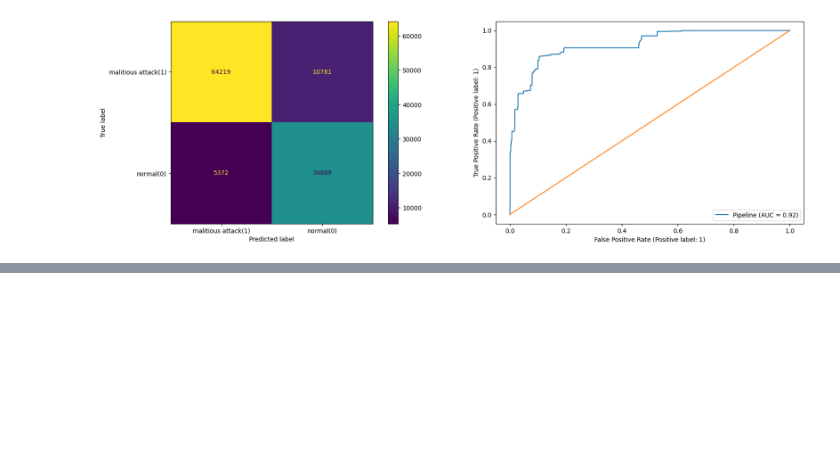
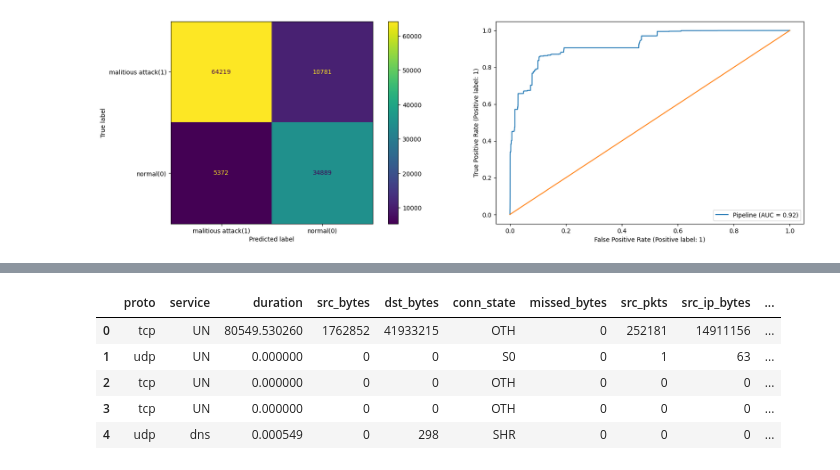
Before and after one commit to aaghouse/Cybersecurity_ML, a Jupyter notebook: cyber_ml_capstone.ipynb, the cells around one changed output, grey strips where cells are left out. Drawn from its saved outputs; the diff is of its cells as text; code cells hidden in the pictures; blank space fills up the shorter version.

```diff
--- a/cyber_ml_capstone.ipynb
+++ b/cyber_ml_capstone.ipynb
@@ -416,0 +445,18 @@ lgr L2 score: 0.8596489705971664
+# %%
+#netsc_df.info()
+netsc_df['service'] = netsc_df['service'].replace('Unknown', 'UN')
+# Clean values in the DataFrame by stripping leading and trailing whitespace
+netsc_df = netsc_df.apply(lambda x: x.str.strip() if x.dtype == "object" else x)
+columns_to_convert = ['proto', 'service', 'conn_state']
+netsc_df[columns_to_convert] = netsc_df[columns_to_convert].astype(str)
+netsc_df = netsc_df.reset_index(drop=True)
+#netsc_df.info()
+#print(netsc_df['proto'].unique(), netsc_df['service'].unique(), netsc_df['conn_state'].unique())
+netsc_df.head()
+# %% [output]
+|  | proto | service | duration | src_bytes | dst_bytes | conn_state | missed_bytes | src_pkts | src_ip_bytes | ... |
+| 0 | tcp | UN | 80549.530260 | 1762852 | 41933215 | OTH | 0 | 252181 | 14911156 | ... |
+| 1 | udp | UN | 0.000000 | 0 | 0 | S0 | 0 | 1 | 63 | ... |
+| 2 | tcp | UN | 0.000000 | 0 | 0 | OTH | 0 | 0 | 0 | ... |
+| 3 | tcp | UN | 0.000000 | 0 | 0 | OTH | 0 | 0 | 0 | ... |
+| 4 | udp | dns | 0.000549 | 0 | 298 | SHR | 0 | 0 | 0 | ... |
```
Also changed, not shown: parts of 13 cells of this notebook.
